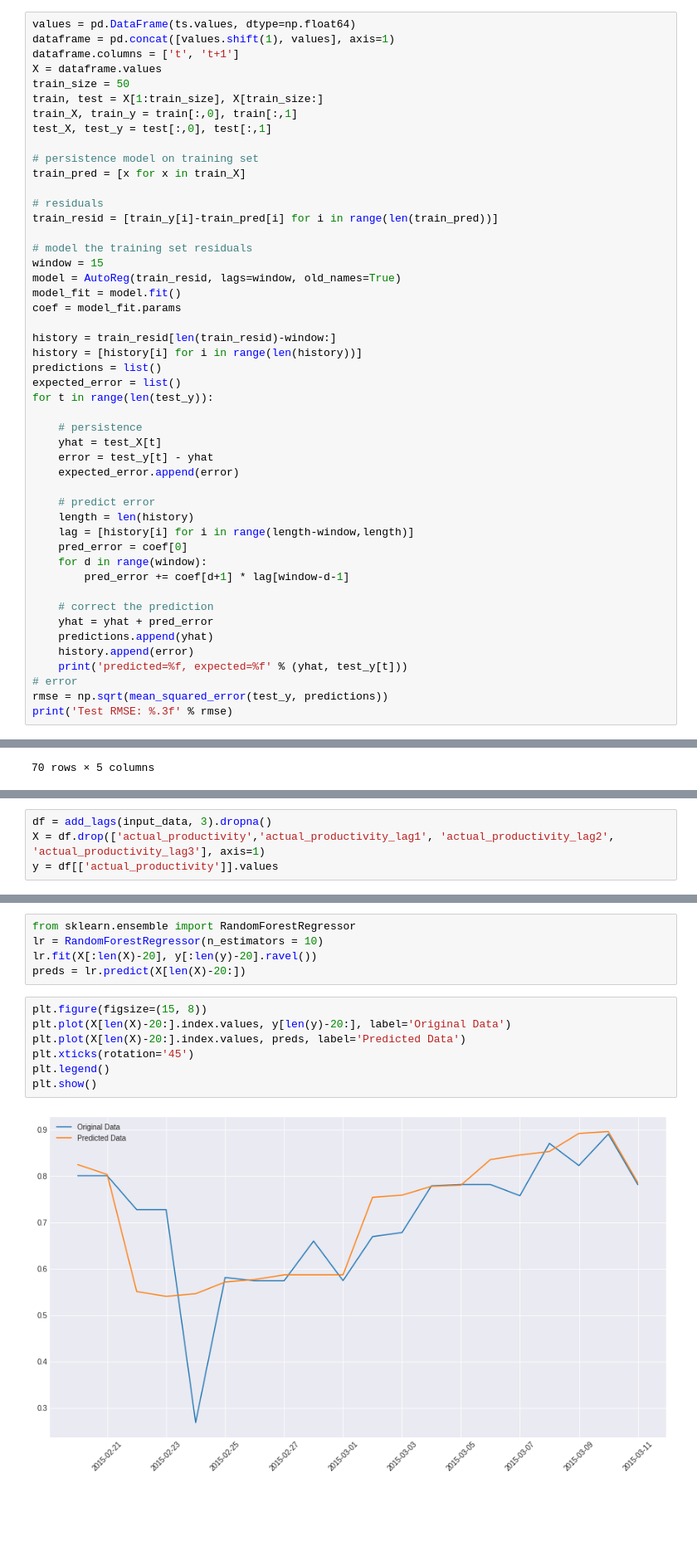
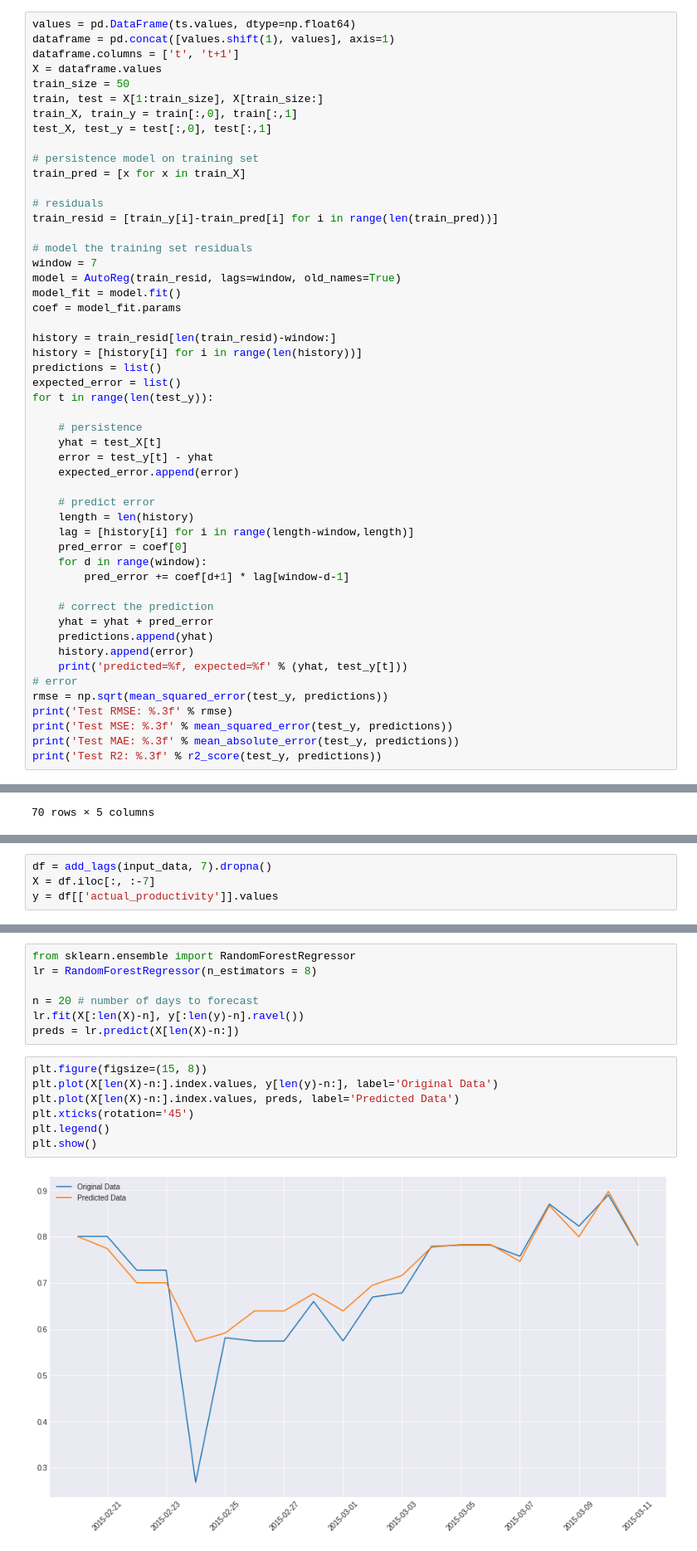
Before and after one commit to skozh/MM, a Jupyter notebook: Task4.ipynb, the cells around one changed output, grey strips where cells are left out. Shown at 83% size. Drawn from its saved outputs; the diff is of its cells as text; blank space fills up the shorter version.

```diff
--- a/Task4.ipynb
+++ b/Task4.ipynb
@@ -360,7 +383,7 @@ train_pred = [x for x in train_X]
 train_resid = [train_y[i]-train_pred[i] for i in range(len(train_pred))]
 
 # model the training set residuals
-window = 15
+window = 7
 model = AutoReg(train_resid, lags=window, old_names=True)
 model_fit = model.fit()
 coef = model_fit.params
@@ -391,4 +414,7 @@ for t in range(len(test_y)):
 # error
 rmse = np.sqrt(mean_squared_error(test_y, predictions))
 print('Test RMSE: %.3f' % rmse)
+print('Test MSE: %.3f' % mean_squared_error(test_y, predictions))
+print('Test MAE: %.3f' % mean_absolute_error(test_y, predictions))
+print('Test R2: %.3f' % r2_score(test_y, predictions))
 # %% [output]
@@ -586,6 +607,6 @@ def add_lags(s, lag):
     res=pd.DataFrame(new_dict,index=s.index)
     return res
 # %%
-df = add_lags(input_data, 3).dropna()
-X = df.drop(['actual_productivity','actual_productivity_lag1', 'actual_productivity_lag2', 'actual_productivity_lag3'], axis=1)
+df = add_lags(input_data, 7).dropna()
+X = df.iloc[:, :-7]
 y = df[['actual_productivity']].values
@@ -592,16 +627,18 @@ y = df[['actual_productivity']].values
 # %%
 from sklearn.ensemble import RandomForestRegressor
-lr = RandomForestRegressor(n_estimators = 10)
-lr.fit(X[:len(X)-20], y[:len(y)-20].ravel())
-preds = lr.predict(X[len(X)-20:])
+lr = RandomForestRegressor(n_estimators = 8)
+
+n = 20 # number of days to forecast
+lr.fit(X[:len(X)-n], y[:len(y)-n].ravel())
+preds = lr.predict(X[len(X)-n:])
 # %%
 plt.figure(figsize=(15, 8))
-plt.plot(X[len(X)-20:].index.values, y[len(y)-20:], label='Original Data')
-plt.plot(X[len(X)-20:].index.values, preds, label='Predicted Data')
+plt.plot(X[len(X)-n:].index.values, y[len(y)-n:], label='Original Data')
+plt.plot(X[len(X)-n:].index.values, preds, label='Predicted Data')
 plt.xticks(rotation='45')
 plt.legend()
 plt.show()
 # %% [output]
-[figure, old version]
+[figure, new version]
 # %%
 print("R2 Score: ", r2_score(y[len(y)-20:], preds))
```
Also changed, not shown: parts of 11 cells of this notebook, 1 other file.
